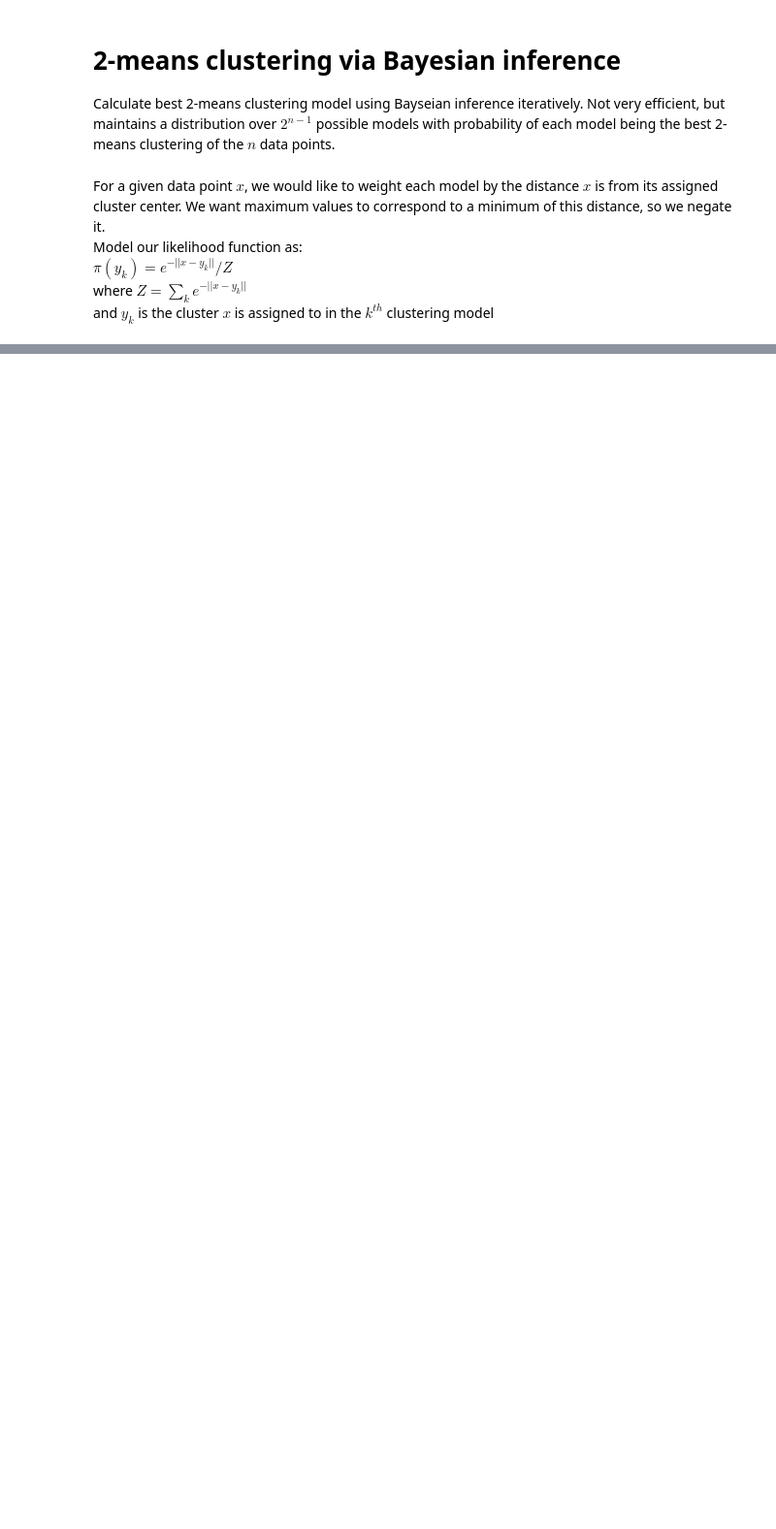
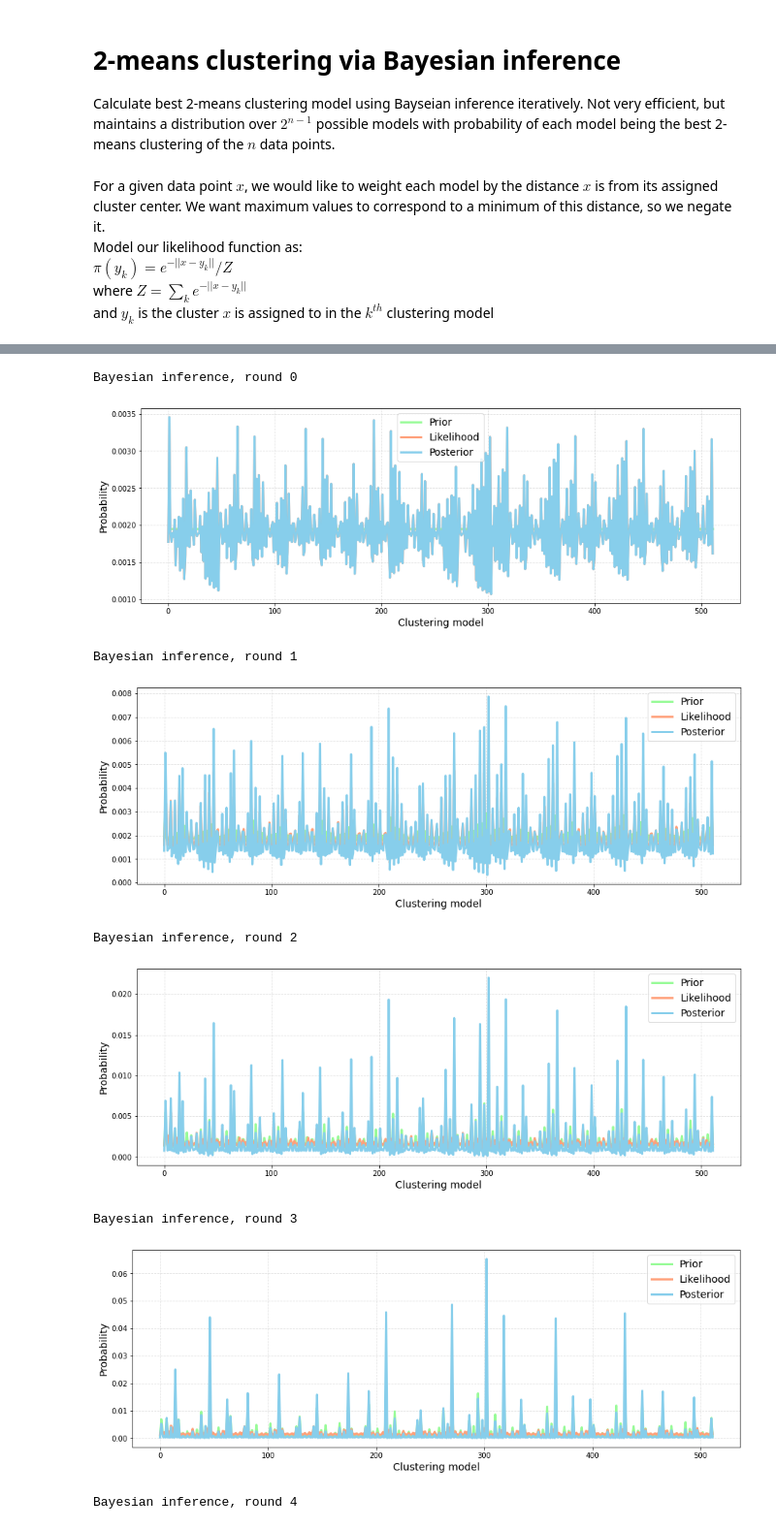
Before and after one commit to jviszlai/Bayesian-inference-coresets, a Jupyter notebook: BayesianInferenceClusteringExample.ipynb, the cells around one changed output, grey strips where cells are left out. Shown at 97% size. Saved outputs shown, nothing was run; the diff lists cells and outputs as text; code cells hidden in the pictures; blank space fills up the shorter version.

Commit message:
likelihood based on all past data points instead of just current

```diff
--- a/BayesianInferenceClusteringExample.ipynb
+++ b/BayesianInferenceClusteringExample.ipynb
@@ -142,0 +144,31 @@ plot_cluster(data, model)
+# %%
+def calculate_likelihood_coreset(x: np.ndarray, model_clusters: np.ndarray) -> np.ndarray:
+    total_dist = 0.0
+    for i in range(len(x)):
+        total_dist += np.linalg.norm(x[i] - model_clusters[i], axis=1)
+    likelihood = np.exp(-total_dist)
+    return likelihood / np.sum(likelihood)
+# %%
+# Iteratively grab a new data point and use bayesian inference to update our distribution for which model is best
+prior = stats.uniform.pdf(np.zeros(num_models), loc=0, scale=num_models)
+coreset = []
+for rnd in range(num_data - 1):
+    print(f'Bayesian inference, round {rnd}')
+    coreset.append(data[rnd])
+    curr_clusters = np.array([get_clusters_for_data(i, model_clusters) for i in range(rnd + 1)])
+    likelihood = calculate_likelihood_coreset(coreset, curr_clusters)
+    posterior = prior * likelihood
+    posterior /= np.sum(posterior)
+    plot_round(prior, likelihood, posterior, range(num_models))
+    prior = posterior
+model = np.argmax(prior)
+# %% [output]
+Bayesian inference, round 0
+[figure, added]
+Bayesian inference, round 1
+[figure, added]
+Bayesian inference, round 2
+[figure, added]
+Bayesian inference, round 3
+[figure, added]
+Bayesian inference, round 4
```
Also changed, not shown: parts of 7 cells of this notebook.
